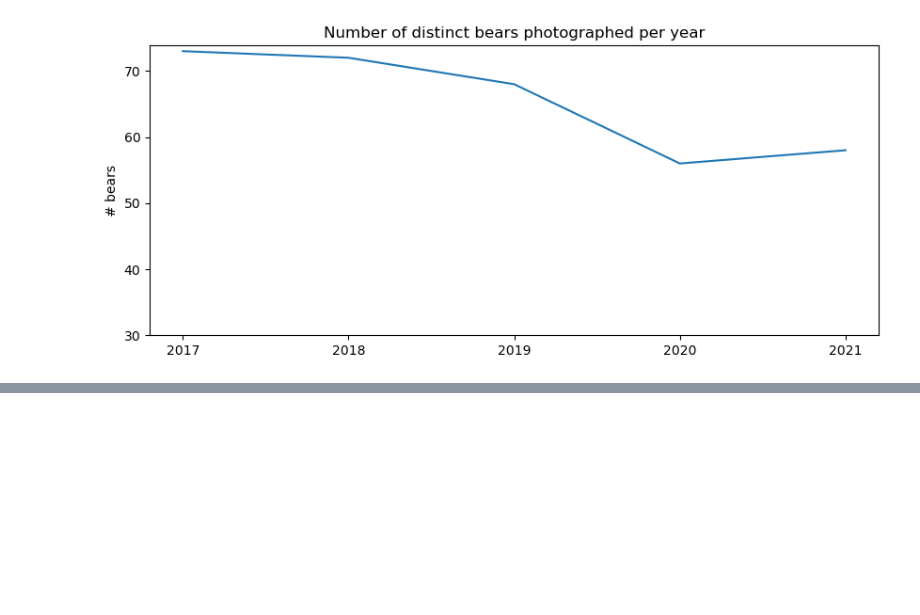
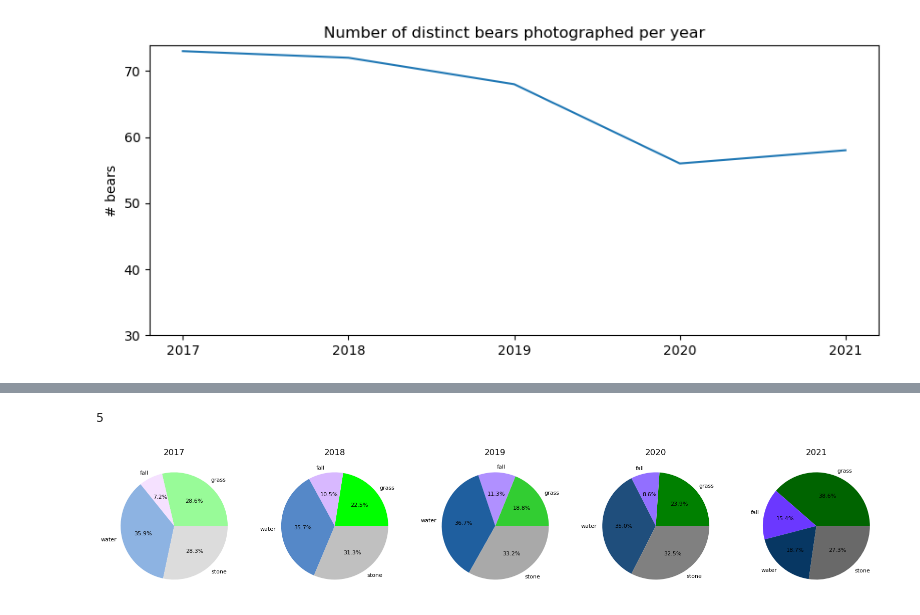
Before and after one commit to claireFriedrich/BearBackgroundsAndBehavior, a Jupyter notebook: background_analysis.ipynb, the cells around one changed output, grey strips where cells are left out. Saved outputs shown, nothing was run; the diff lists cells and outputs as text; code cells hidden in the pictures; blank space fills up the shorter version.

```diff
--- a/background_analysis.ipynb
+++ b/background_analysis.ipynb
@@ -220,0 +278,38 @@ plt.show()
+# %%
+import seaborn as sns
+
+backgrounds = ['grass', 'fall', 'water', 'stone']
+years = ['2017', '2018', '2019', '2020', '2021'] #x-axis
+X = np.arange(len(years))
+
+num_backgrounds = [] #y-axis
+for background in backgrounds:
+    num_back_2017 = len(['hit' for i in range(len(df_2017)) if df_2017.background[i] == background])/len(df_2017)
+    num_back_2018 = len(['hit' for i in range(len(df_2018)) if df_2018.background[i] == background])/len(df_2018)
+    num_back_2019 = len(['hit' for i in range(len(df_2019)) if df_2019.background[i] == background])/len(df_2019)
+    num_back_2020 = len(['hit' for i in range(len(df_2020)) if df_2020.background[i] == background])/len(df_2020)
+    num_back_2021 = len(['hit' for i in range(len(df_2021)) if df_2021.background[i] == background])/len(df_2021)
+    num_backgrounds.append([num_back_2017, num_back_2018, num_back_2019, num_back_2020, num_back_2021])
+
+
+pal_ = [['#98FB98', '#F5E1FF', '#8DB3E2', 'gainsboro'],
+        ['#00FF00', '#D8B8FF', '#5588C8', 'silver'],
+        ['#32CD32', '#B090FF', '#1F5F9F', 'darkgray'],
+        ['#008000', '#926FFF', '#1F4E7C', 'gray'],
+        ['#006400', '#6B38FF', '#073763',  'dimgrey']]
+
+print(len(num_backgrounds[0]))
+# Create subplots for each year
+fig, axs = plt.subplots(nrows=1, ncols=len(years), figsize=(20, 5), sharey=True)
+
+# Iterate over the years and create a scatter plot for each year
+for i, year in enumerate(years):
+    plt.rcParams.update({'font.size':8})
+    values = [num_backgrounds[j][i] for j in range(len(backgrounds))]
+    axs[i].pie(values, colors=pal_[i], labels=backgrounds, autopct='%1.1f%%')
+    axs[i].set_title(f'{year}', fontsize=12)
+
+plt.show()
+# %% [output]
+5
+[figure, added]
```
Also changed, not shown: parts of 6 cells of this notebook.
